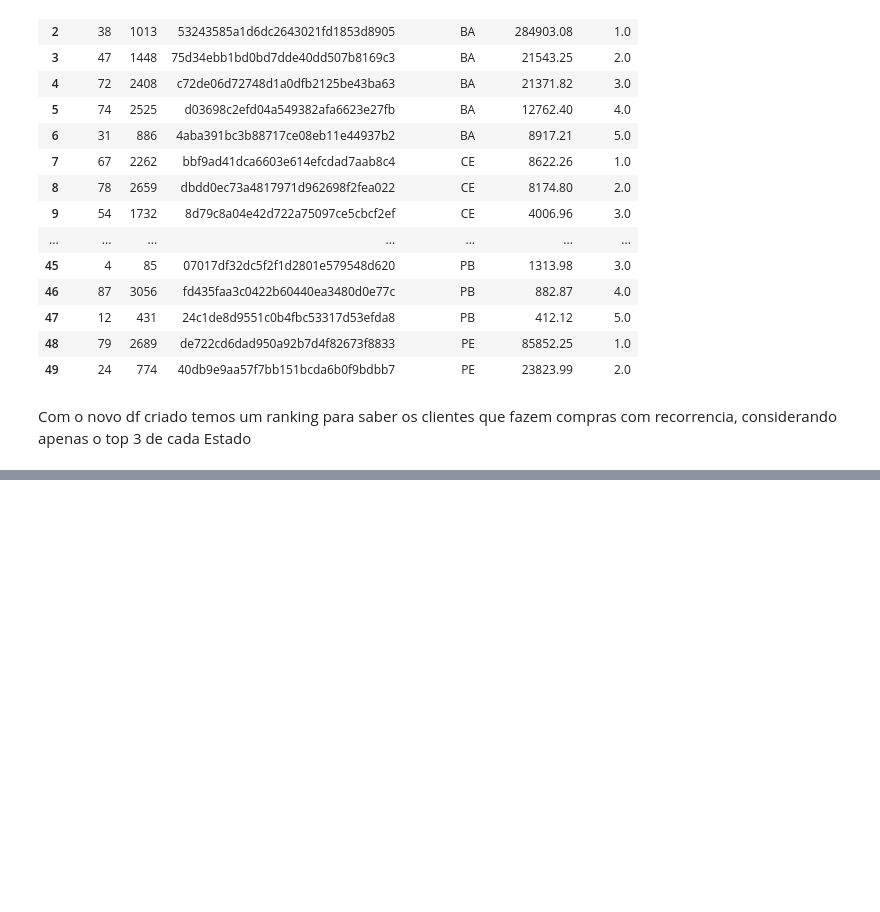
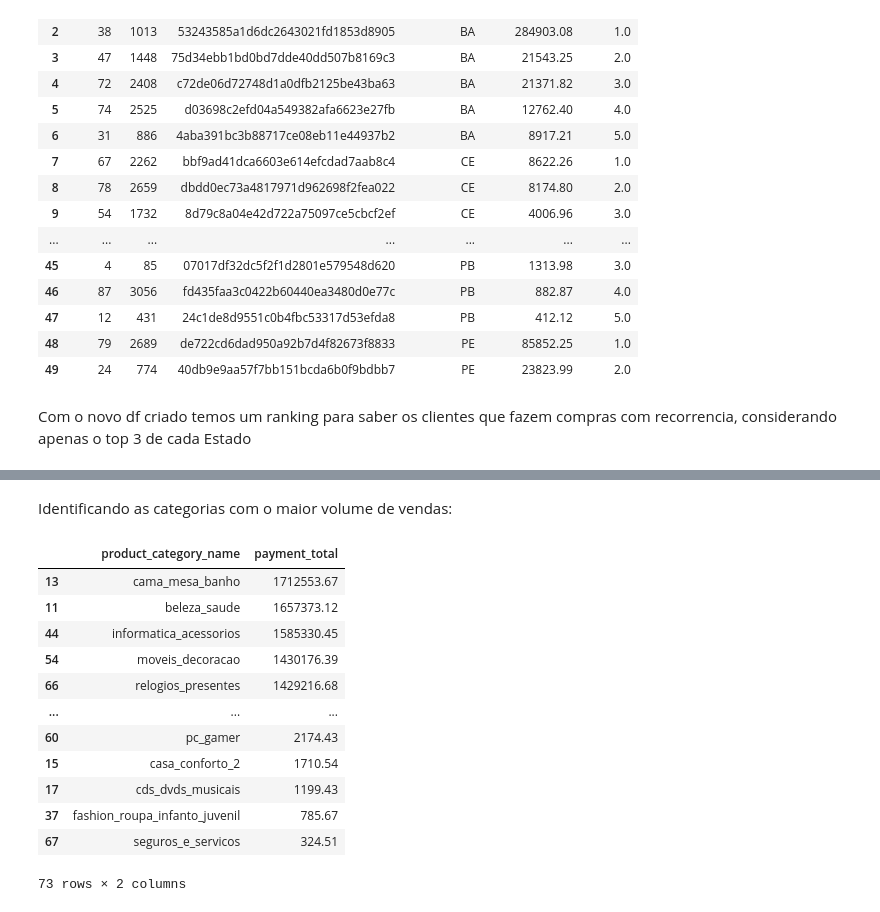
Before and after one commit to Henriquedelira/T-cnicas_de_Programa-o_1_ADA, a Jupyter notebook: Técnicas_de_Programação_1_HENRIQUE_LIRA.ipynb, the cells around one changed output, grey strips where cells are left out. Drawn from its saved outputs; the diff is of its cells as text; code cells hidden in the pictures; blank space fills up the shorter version.

```diff
--- a/Técnicas_de_Programação_1_HENRIQUE_LIRA.ipynb
+++ b/Técnicas_de_Programação_1_HENRIQUE_LIRA.ipynb
@@ -1308,0 +1278,24 @@ df_base_completo
+# %% [markdown]
+Identificando as categorias com o maior volume de vendas:
+# %%
+#Realizando um groupby para saber qual cliente mais recorrente por estado
+df_categoria_produto = df_base_completo.groupby(['product_category_name'])['payment_total'].sum().reset_index()
+# %%
+#Classificando por Estado e posição do ranking
+df_categoria_produto = df_categoria_produto.sort_values(by='payment_total', ascending=False)
+# %%
+df_categoria_produto
+# %% [output]
+|  | product_category_name | payment_total |
+| 13 | cama_mesa_banho | 1712553.67 |
+| 11 | beleza_saude | 1657373.12 |
+| 44 | informatica_acessorios | 1585330.45 |
+| 54 | moveis_decoracao | 1430176.39 |
+| 66 | relogios_presentes | 1429216.68 |
+| ... | ... | ... |
+| 60 | pc_gamer | 2174.43 |
+| 15 | casa_conforto_2 | 1710.54 |
+| 17 | cds_dvds_musicais | 1199.43 |
+| 37 | fashion_roupa_infanto_juvenil | 785.67 |
+| 67 | seguros_e_servicos | 324.51 |
+73 rows × 2 columns
```
Also changed, not shown: parts of 12 cells of this notebook.
